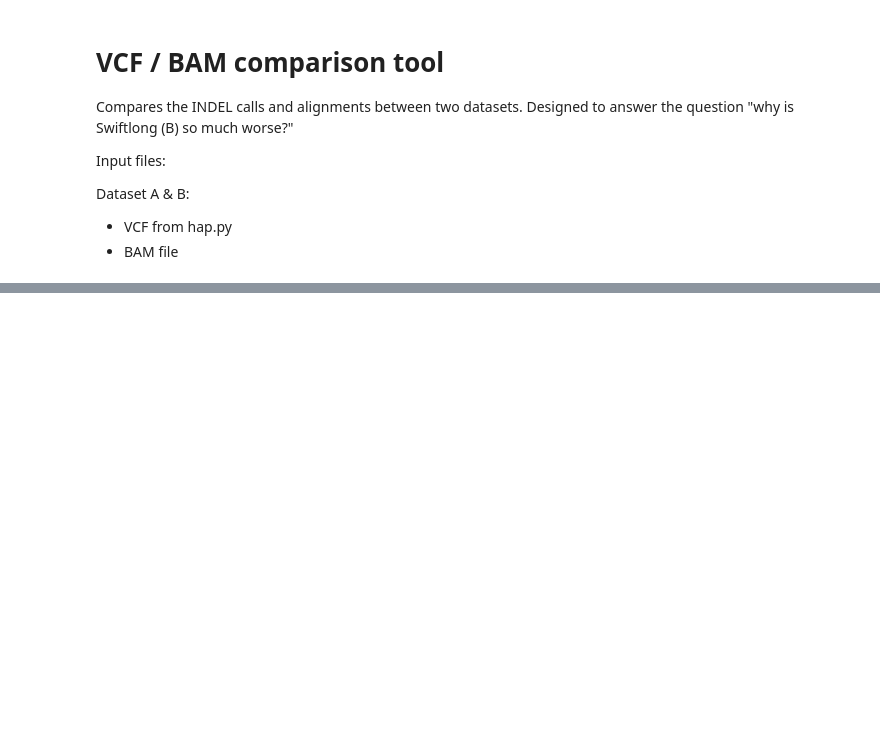
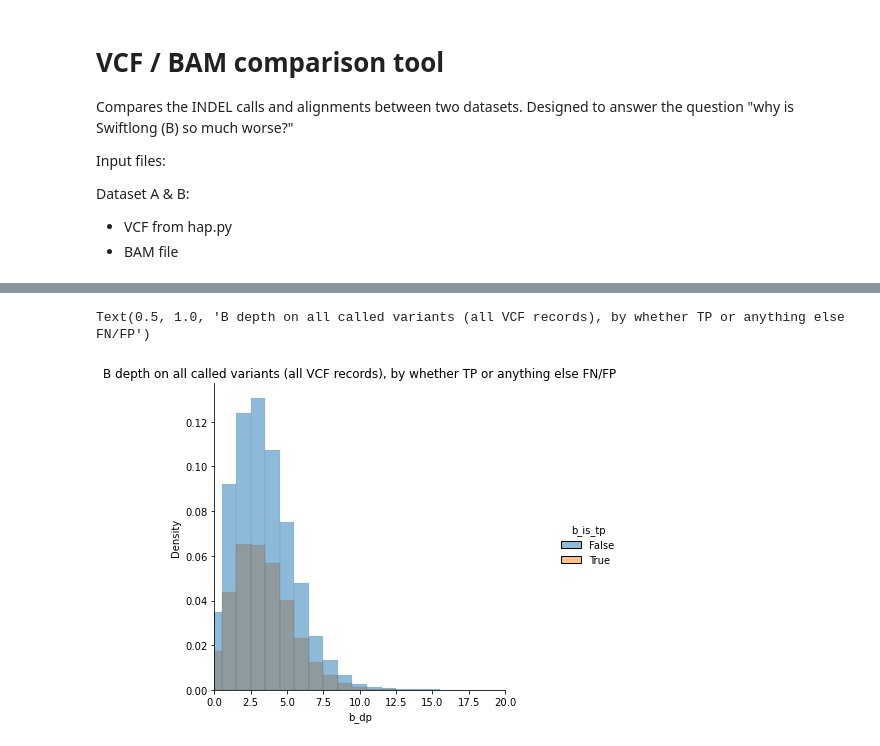
Before and after one commit to fa2k/comparison, a Jupyter notebook: vc_troubleshooting.ipynb, the cells around one changed output, grey strips where cells are left out. Saved outputs shown, nothing was run; the diff lists cells and outputs as text; code cells hidden in the pictures; blank space fills up the shorter version.

```diff
--- a/vc_troubleshooting.ipynb
+++ b/vc_troubleshooting.ipynb
@@ -31,7 +31,7 @@ current_chromosome = None
 # Log depths
 items = []
 
-for _, (a_rec, a_rec2, b_rec, b_rec2) in zip(iter(int, 1), vcf.utils.walk_together(a_happy_vcf, a_vcf, b_happy_vcf, b_vcf)):
+for _, (a_rec, a_rec2, b_rec, b_rec2) in zip(range(300000), vcf.utils.walk_together(a_happy_vcf, a_vcf, b_happy_vcf, b_vcf)):
     #any_rec = recs[0] or recs[1]
     a_or_b_rec = a_rec or b_rec
     if not a_or_b_rec: continue
@@ -46,16 +46,21 @@ for _, (a_rec, a_rec2, b_rec, b_rec2) in zip(iter(int, 1), vcf.utils.walk_togeth
             'a_is_tp': a_rec is not None and a_rec.samples[1].data.BD == 'TP',
             'a_dp': a_bam.count(a_or_b_rec.CHROM, a_or_b_rec.start, a_or_b_rec.start+1),
             'b_is_tp': b_rec is not None and b_rec.samples[1].data.BD == 'TP',
-            'b_dp': b_bam.count(a_or_b_rec.CHROM, a_or_b_rec.start, a_or_b_rec.start+1)
+            'b_dp': b_bam.count(a_or_b_rec.CHROM, a_or_b_rec.start, a_or_b_rec.start+1),
+            'a_qq': a_rec is not None and a_rec.QUAL,
+            'b_qq': b_rec is not None and b_rec.QUAL
         }
         item['is_tp'] = item['b_is_tp'] or item['a_is_tp']
-        #for pile_col in b_bam.pileup(a_or_b_rec.CHROM, a_or_b_rec.start, a_or_b_rec.start+1,
-        #                               truncate=True, stepper='nofilter', min_base_quality=0):
-        #    qs = list(pile_col.get_query_sequences())
-        #    print("B Pile", qs)
+        item['type'] = a_or_b_rec.samples[0].data.BI
+        #if item['type'] in ('d1_5' 'i1_5'):
+        item['size'] = len(a_or_b_rec.ALT[0]) - len(a_or_b_rec.REF)
+        #if item['size'] == 0:
+        #    print(a_or_b_rec.REF)
+        #    print(a_or_b_rec.ALT)
         #    break
-        #else:
-        #    print("There is no pile at", a_or_b_rec.CHROM, a_or_b_rec.POS)
         items.append(item)
 
-print("Got to position", a_or_b_rec.CHROM, a_or_b_rec.POS)
+if not a_or_b_rec:
+    print("Got to the end")
+else:
+    print("Got to position", a_or_b_rec.CHROM, a_or_b_rec.POS)
@@ -65,0 +80,7 @@ df.head(n=2)
+# %%
+sns.displot(data=df, x='b_dp', hue='b_is_tp', discrete=True, common_norm=True, stat='density')
+plt.xlim(0,20)
+plt.title("B depth on all called variants (all VCF records), by whether TP or anything else FN/FP")
+# %% [output]
+Text(0.5, 1.0, 'B depth on all called variants (all VCF records), by whether TP or anything else FN/FP')
+[figure, added]
```
Also changed, not shown: parts of 9 cells of this notebook.
